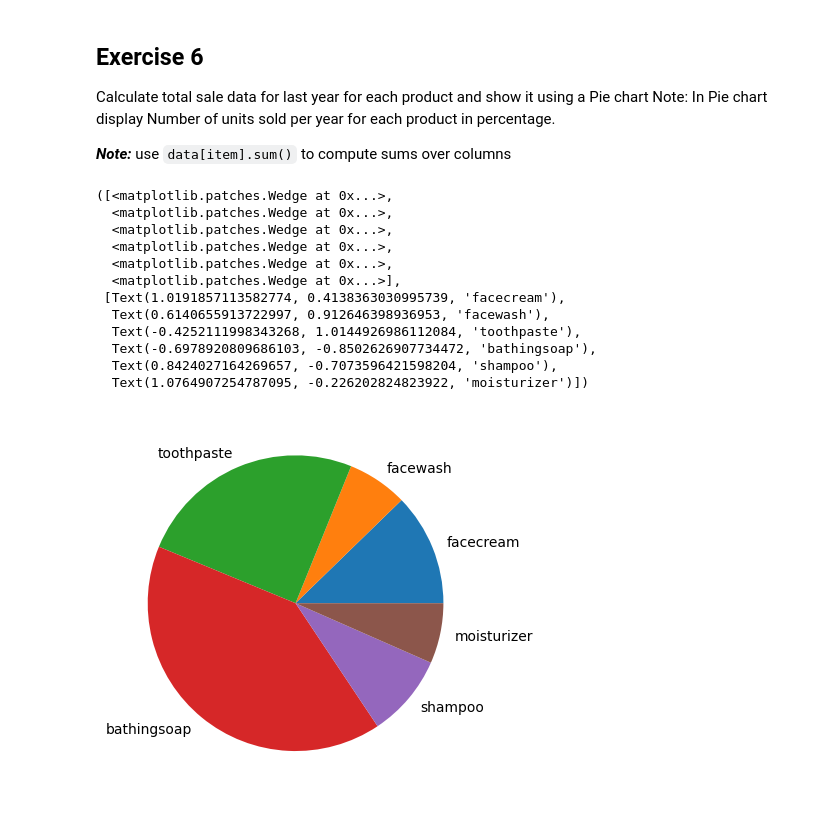
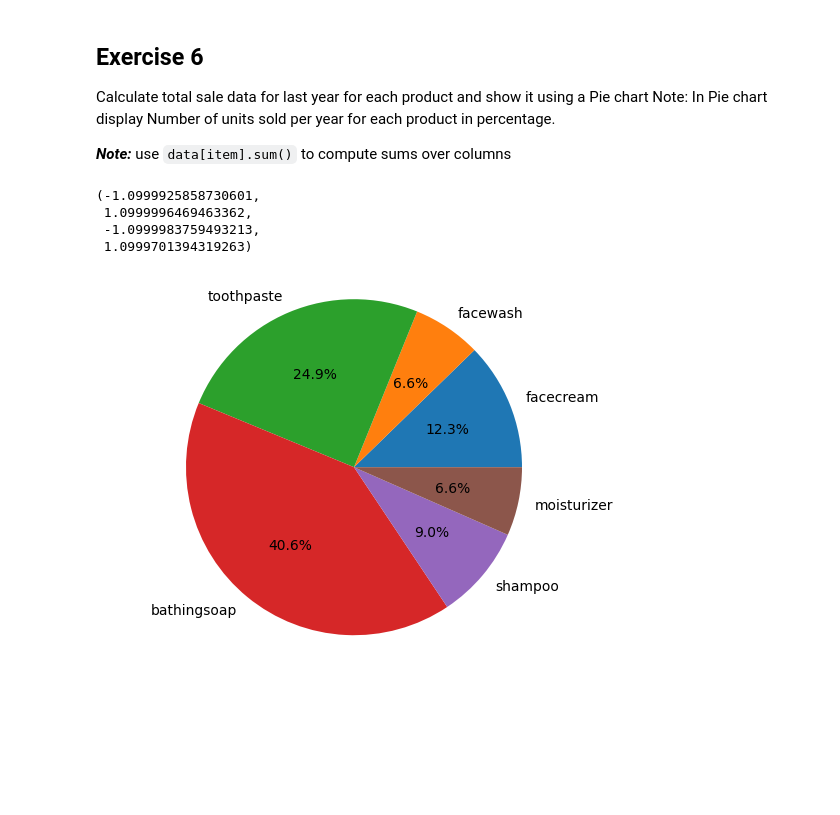
Before and after one commit to 0e141/ENITS_DataMining_WS23, a Jupyter notebook: Week_3/Assignment_3.2_Matplotlib.ipynb, the cells around one changed output. Drawn from its saved outputs; the diff is of its cells as text; code cells hidden in the pictures; blank space fills up the shorter version.

```diff
--- a/Week_3/Assignment_3.2_Matplotlib.ipynb
+++ b/Week_3/Assignment_3.2_Matplotlib.ipynb
@@ -94,30 +109,13 @@ Calculate total sale data for last year for each product and show it using a Pie
 Note: In Pie chart display Number of units sold per year for each product in percentage.
 
 ***Note:*** use ``data[item].sum()`` to compute sums over columns
-# %%
-items = []
-items.append(data['facecream'].sum())
-items.append(data['facewash'].sum())
-items.append(data['toothpaste'].sum())
-items.append(data['bathingsoap'].sum())
-items.append(data['shampoo'].sum())
-items.append(data['moisturizer'].sum())
-
-labels=['facecream', 'facewash', 'toothpaste', 'bathingsoap', 'shampoo', 'moisturizer']
-
-
-plt.pie(items, labels=labels)
-# %% [output]
-([<matplotlib.patches.Wedge at 0x...>,
-  <matplotlib.patches.Wedge at 0x...>,
-  <matplotlib.patches.Wedge at 0x...>,
-  <matplotlib.patches.Wedge at 0x...>,
-  <matplotlib.patches.Wedge at 0x...>,
-  <matplotlib.patches.Wedge at 0x...>],
- [Text(1.0191857113582774, 0.4138363030995739, 'facecream'),
-  Text(0.6140655913722997, 0.912646398936953, 'facewash'),
-  Text(-0.4252111998343268, 1.0144926986112084, 'toothpaste'),
-  Text(-0.6978920809686103, -0.8502626907734472, 'bathingsoap'),
-  Text(0.8424027164269657, -0.7073596421598204, 'shampoo'),
-  Text(1.0764907254787095, -0.226202824823922, 'moisturizer')])
-[figure, removed]
+# %%
+items = [data[col].sum() for col in data.columns[1:-2]]
+plt.pie(items, labels=data.columns[1:-2],autopct='%1.1f%%')
+plt.axis('equal')
+# %% [output]
+(-1.0999925858730601,
+ 1.0999996469463362,
+ -1.0999983759493213,
+ 1.0999701394319263)
+[figure, added]
```
Also changed, not shown: parts of 3 cells of this notebook.
